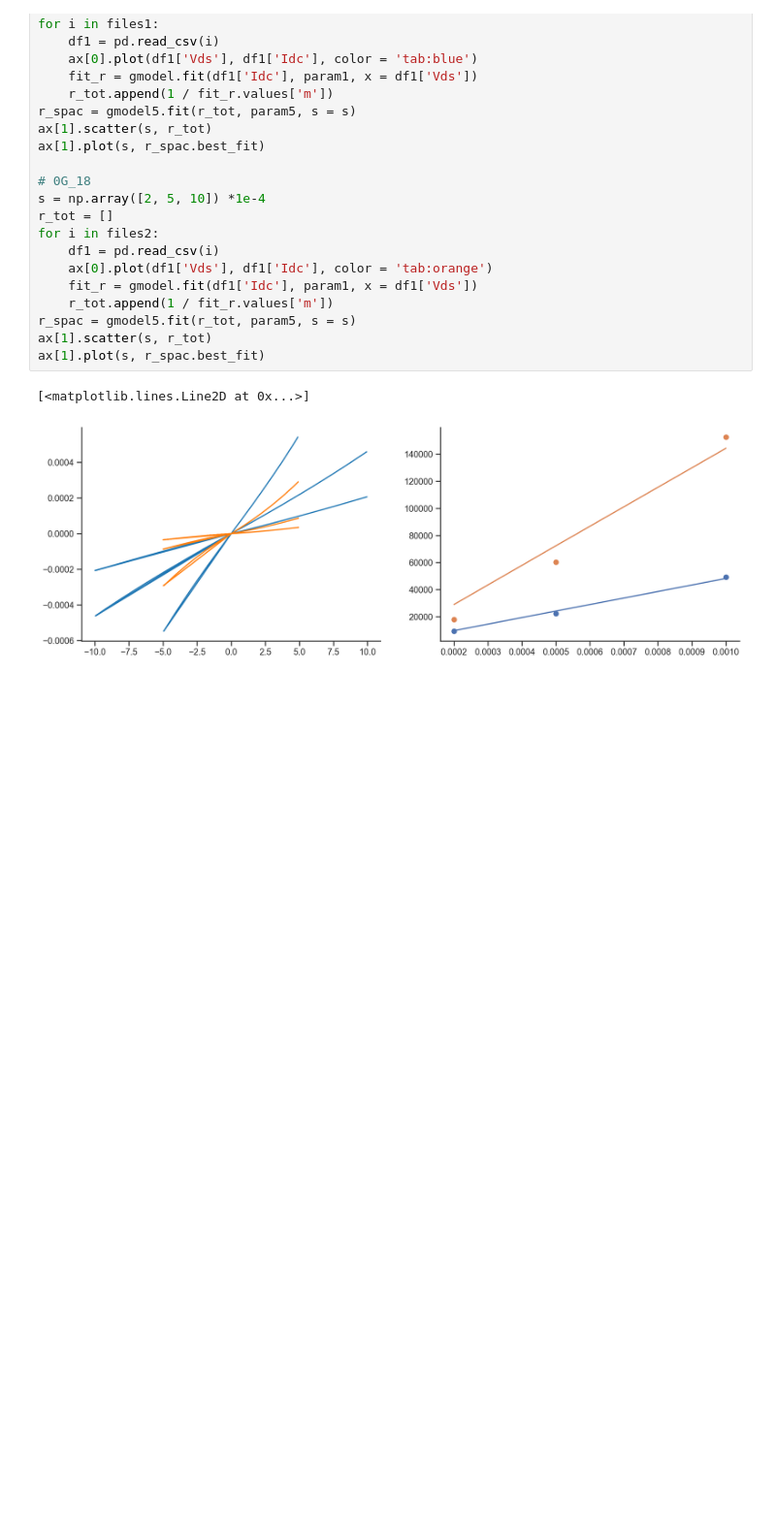
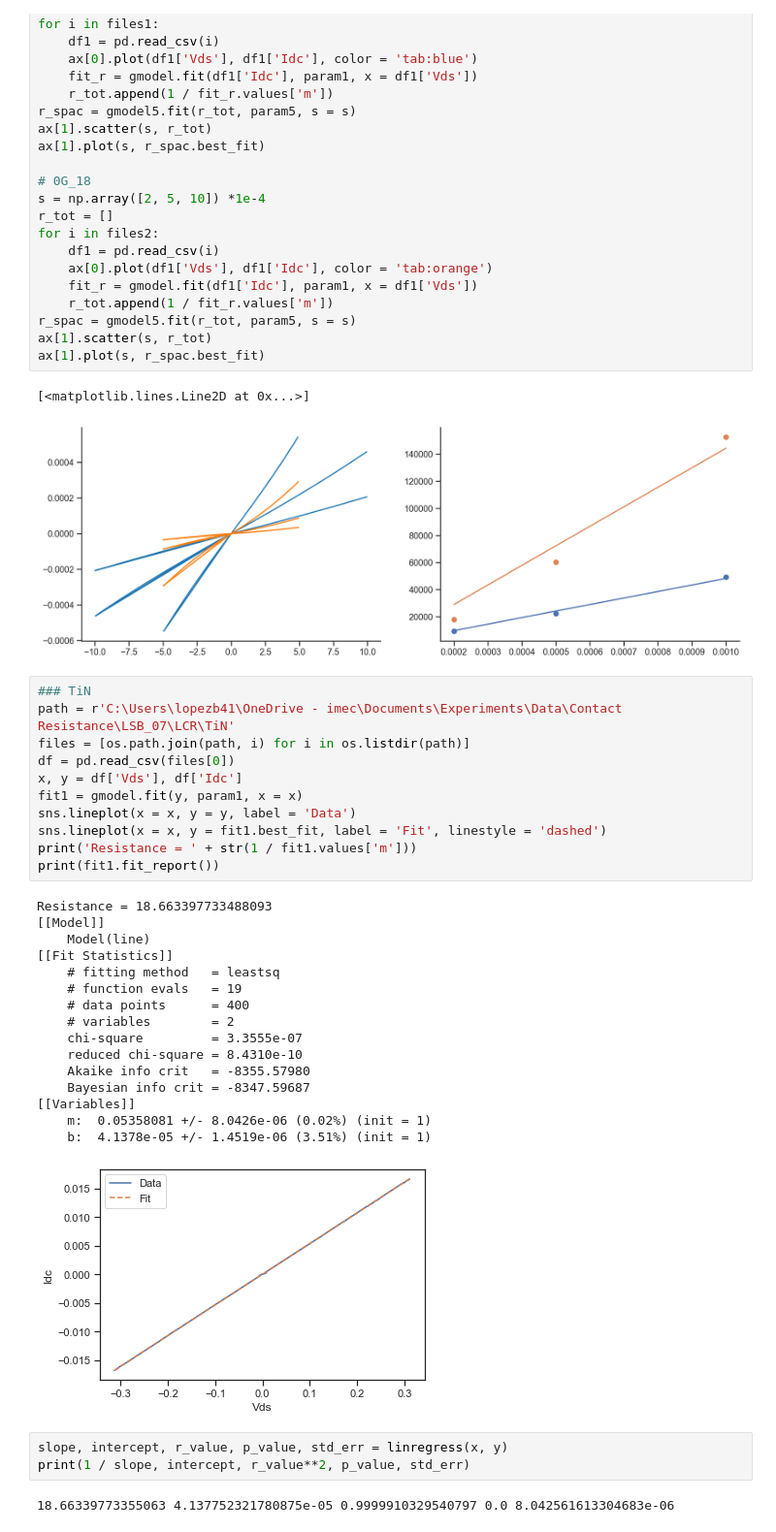
Before and after one commit to ridcil/Code, a Jupyter notebook: LSB_07_repro.ipynb, the cells around one changed output. Shown at 97% size. Cells and saved outputs as stored; diff of their text form; blank space fills up the shorter version.

```diff
--- a/LSB_07_repro.ipynb
+++ b/LSB_07_repro.ipynb
@@ -190,3 +191,36 @@ ax[1].plot(s, r_spac.best_fit)
 # %% [output]
 [<matplotlib.lines.Line2D at 0x...>]
 [figure]
+# %%
+### TiN
+path = r'C:\Users\lopezb41\OneDrive - imec\Documents\Experiments\Data\Contact Resistance\LSB_07\LCR\TiN'
+files = [os.path.join(path, i) for i in os.listdir(path)]
+df = pd.read_csv(files[0])
+x, y = df['Vds'], df['Idc']
+fit1 = gmodel.fit(y, param1, x = x)
+sns.lineplot(x = x, y = y, label = 'Data')
+sns.lineplot(x = x, y = fit1.best_fit, label = 'Fit', linestyle = 'dashed')
+print('Resistance = ' + str(1 / fit1.values['m']))
+print(fit1.fit_report())
+# %% [output]
+Resistance = 18.663397733488093
+[[Model]]
+    Model(line)
+[[Fit Statistics]]
+    # fitting method   = leastsq
+    # function evals   = 19
+    # data points      = 400
+    # variables        = 2
+    chi-square         = 3.3555e-07
+    reduced chi-square = 8.4310e-10
+    Akaike info crit   = -8355.57980
+    Bayesian info crit = -8347.59687
+[[Variables]]
+    m:  0.05358081 +/- 8.0426e-06 (0.02%) (init = 1)
+    b:  4.1378e-05 +/- 1.4519e-06 (3.51%) (init = 1)
+[figure, added]
+# %%
+slope, intercept, r_value, p_value, std_err = linregress(x, y)
+print(1 / slope, intercept, r_value**2, p_value, std_err)
+# %% [output]
+18.66339773355063 4.137752321780875e-05 0.9999910329540797 0.0 8.042561613304683e-06
```
Also changed, not shown: parts of 1 cell of this notebook, 1 other file.
